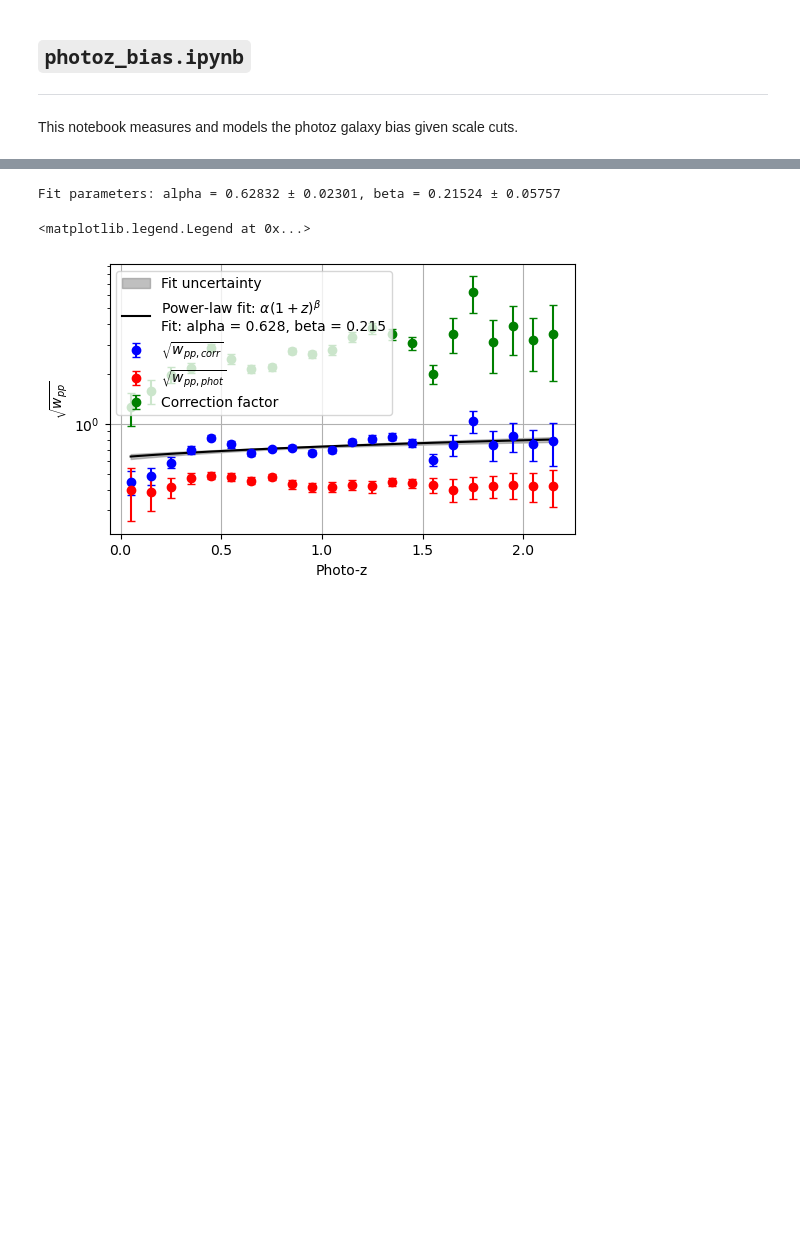
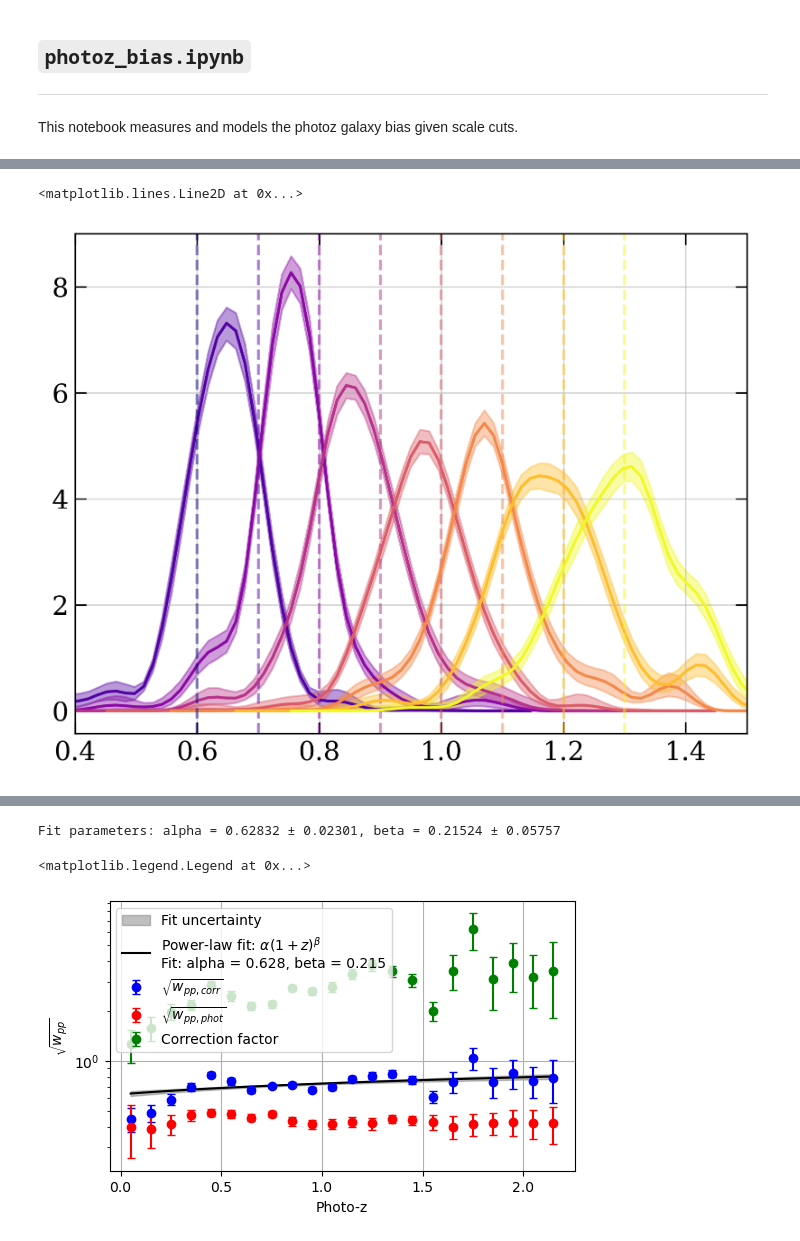
Before and after one commit to JeanCHDJdev/desi-y3-hsc, a Jupyter notebook: src/statistics/photoz_bias.ipynb, the cells around one changed output, grey strips where cells are left out. Saved outputs shown, nothing was run; the diff lists cells and outputs as text; code cells hidden in the pictures; blank space fills up the shorter version.

```diff
--- a/src/statistics/photoz_bias.ipynb
+++ b/src/statistics/photoz_bias.ipynb
@@ -512,3 +220,25 @@ plt.grid()
+# %%
+cmap = plt.get_cmap('plasma')
+col_index = 0
+for i in range(len(vals_z_photo)):
+
+    if i < 6 or i > 12:
+        continue
+    col_index += 1
+    redshifts = data_galbias[f'{i+1}/redshifts']
+    nz_med = data_galbias[f'{i+1}/nz_median']
+    lower = data_galbias[f'{i+1}/nz_lower']
+    upper = data_galbias[f'{i+1}/nz_upper']
+
+    # columns on the tomographic bins :
+    plt.axvline(x=(i+1)*0.1, color=cmap(col_index / 7), linestyle='--', alpha=0.5)
+    plt.fill_between(redshifts, lower, upper, color=cmap(col_index / 7), alpha=0.4)
+    plt.plot(redshifts, nz_med, color=cmap(col_index / 7), label=f'Photo-z {i+1}')
+    plt.xlim(0.4, 1.5)
+plt.axvline(x=(6)*0.1, color=cmap(0), linestyle='--', alpha=0.5)
+# %% [output]
+<matplotlib.lines.Line2D at 0x...>
+[figure, added]
 # %%
 wpp_scaled = []
 wpp_err_scaled = []
```
Also changed, not shown: parts of 26 cells of this notebook, 8 other files.
